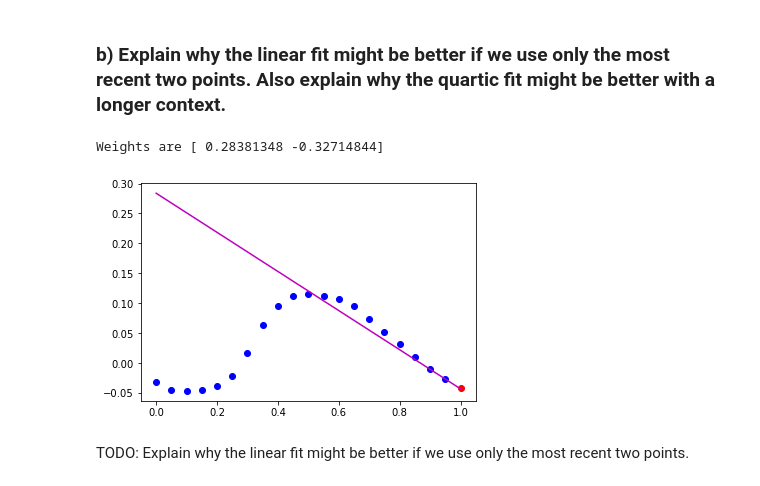
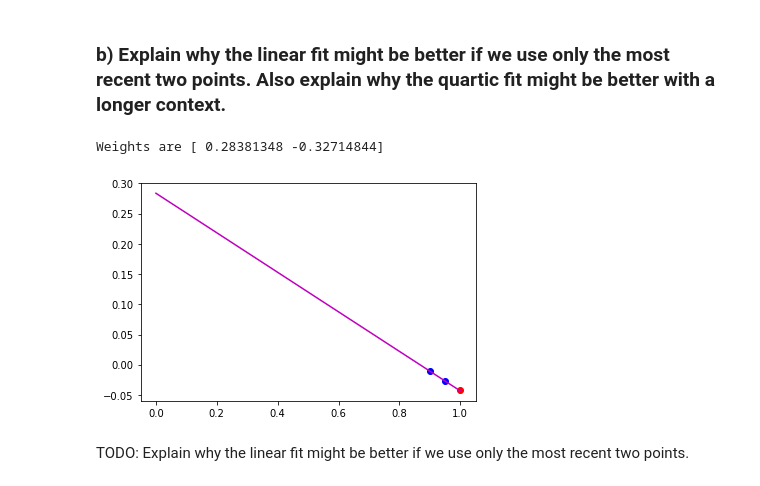
Before and after one commit to shengsli/mlpr, a Jupyter notebook: cw.ipynb, the cells around one changed output. Cells and saved outputs as stored; diff of their text form; code cells hidden in the pictures.

```diff
--- a/cw.ipynb
+++ b/cw.ipynb
@@ -32,12 +32,12 @@ train = shuf_data[:round(row_num*0.7),:]
 val = shuf_data[round(row_num*0.7):round(row_num*0.85),:]
 test = shuf_data[round(row_num*0.85):,:]
 
-X_shuf_train = train[:,:20];
-y_shuf_train = train[:,20];
-X_shuf_val = val[:,:20];
-y_shuf_val = val[:,20];
-X_shuf_test = test[:,:20];
-y_shuf_test = test[:,20];
+X_shuf_train = train[:,:20]
+y_shuf_train = train[:,20][:,None]
+X_shuf_val = val[:,:20]
+y_shuf_val = val[:,20][:,None]
+X_shuf_test = test[:,:20]
+y_shuf_test = test[:,20][:,None]
 
 print(X_shuf_train.shape, y_shuf_train.shape)
 print(X_shuf_val.shape, y_shuf_val.shape)
@@ -65,12 +65,15 @@ plt.show()
 # %%
 #linear fit by least squares
 def phi_linear(X):
+    """
+    construct design matrix given input feature i.e. time X
+    """
     return np.concatenate([np.ones((X.shape[0],1)), X], axis=1)
 ww = np.linalg.lstsq(phi_linear(tt), X, rcond=-1)[0]
 print("Weights are", ww)
 t_grid = np.arange(0, 1.05, 0.05)[:,None]
 f_grid = np.dot(phi_linear(t_grid), ww)
-plt.plot(t,x,'bo')
+plt.plot(tt,X,'bo')
 plt.plot(1,y_shuf_train[0],'ro')
 plt.plot(t_grid, f_grid, 'm-')
 plt.show()
@@ -98,17 +101,17 @@ Weights are [-0.02265502 -0.88557282  5.9969478  -9.63376427  4.52822088]
 # %%
 X = X_shuf_train[0,18:]
 tt = np.arange(0.9,1,0.05)[:,None]
 ww = np.linalg.lstsq(phi_linear(tt), X, rcond=-1)[0]
 print("Weights are", ww)
 t_grid = np.arange(0, 1.05, 0.05)[:,None]
 f_grid = np.dot(phi_linear(t_grid), ww)
-plt.plot(t,x,'bo')
+plt.plot(tt,X,'bo')
 plt.plot(1,y_shuf_train[0],'ro')
 plt.plot(t_grid, f_grid, 'm-')
 plt.show()
 # %% [output]
 Weights are [ 0.28381348 -0.32714844]
-[figure, old version]
+[figure, new version]
 # %% [markdown]
 TODO: Explain why the linear fit might be better if we use only the most recent two points.
 # %% [markdown]
```
Also changed, not shown: parts of 15 cells of this notebook.
